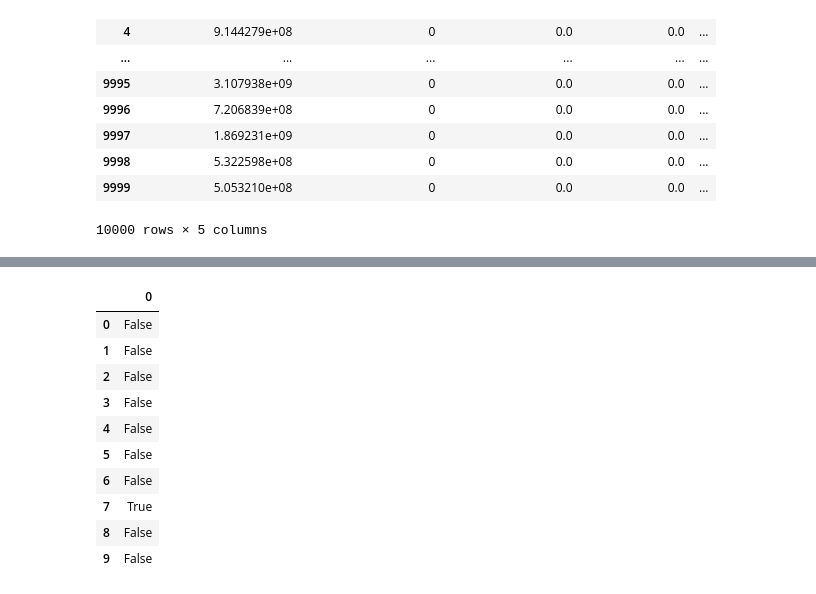
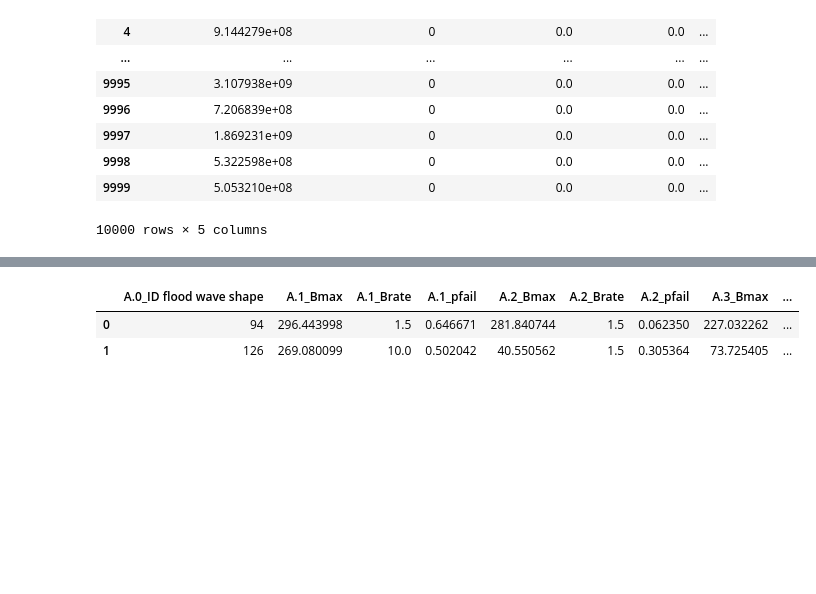
Before and after one commit to pkastelein/EPA141A, a Jupyter notebook: final assignment/Analysis_of_Exploration_data.ipynb, the cells around one changed output, grey strips where cells are left out. Cells and saved outputs as stored; diff of their text form; code cells hidden in the pictures; blank space fills up the shorter version.

```diff
--- a/final assignment/Analysis_of_Exploration_data.ipynb
+++ b/final assignment/Analysis_of_Exploration_data.ipynb
@@ -11,6 +11,8 @@ experiments = pd.read_csv(f"{folder_name}/scenario_exploration_experiments_{date
 # Load the outcomes DataFrame
 outcomes = pd.read_csv(f"{folder_name}/scenario_exploration_outcomes_{date}.csv")
 
+combined_df = pd.concat([experiments, outcomes], axis=1)
+
 print("DataFrames recreated from stored CSV files.")
 # %% [output]
 DataFrames recreated from stored CSV files.
@@ -72,30 +74,55 @@ plt.show()
 # [4,5] [4,] Very unfavourable (damage, deaths)
 # %%
 import numpy as np
-# define the seed for reproducibility
+import pandas as pd
+
+# Define the seed for reproducibility
 np.random.seed(42)
-# Create the bounds for which to include
-bounds = [[[0,1],[0,1]],
-            [[5,10], [4,10]],
-            [[2,3], [1,2]],
-            [[1.2, 2.2], [2.5, 3.5]],
-            [[4,5], [4,10]]]
-list_of_scenarios = pd.DataFrame()
-for bound in bounds:
-    # Filter the DataFrame based on the bounds
-    indices = (df['Expected Annual Damage'] >= bound[0][0]*1000000000) & (df['Expected Annual Damage'] <= bound[0][1]*1000000000) & (df['Expected Number of Deaths'] >= bound[1][0]) & (df['Expected Number of Deaths'] <= bound[1][1])
 
-    filtered_outcomes = df[indices].copy()
-    filtered_experiments = experiments[indices].copy()
-    #print(indices)
-    # randomly select 2 scnearios from the filtered outcomes
+# Define category-specific bounds
+favourable_bounds = [
+    [[0, 1], [0, 1]]
+]
 
-    if not indices.empty:
-        indices = indices.sample(n=2, random_state=42)
-    else:
-        print(f"No outcomes found for bounds {bound}.")
-        continue
-    # Append the filtered outcomes to the list
-    list_of_scenarios = pd.concat([list_of_scenarios, indices], ignore_index=True)
-list_of_scenarios
+medium_bounds = [
+    [[5, 10], [4, 10]],
+    [[4, 5], [4, 10]]
+]
+
+unfavourable_bounds = [
+    [[2, 3], [1, 2]],
+    [[1.2, 2.2], [2.5, 3.5]]
+]
+
+# Function to filter and sample based on bounds
+def filter_and_sample(bounds_list, combined_df):
+    results = pd.DataFrame()
+    for bound in bounds_list:
+        mask = (
+            (combined_df['Expected Annual Damage'] >= bound[0][0] * 1e9) &
+            (combined_df['Expected Annual Damage'] <= bound[0][1] * 1e9) &
+            (combined_df['Expected Number of Deaths'] >= bound[1][0]) &
+            (combined_df['Expected Number of Deaths'] <= bound[1][1])
+        )
+        filtered = combined_df[mask].copy()
+        if not filtered.empty:
+            sampled = filtered.sample(n=min(2, len(filtered)), random_state=42)
+            results = pd.concat([results, sampled], ignore_index=True)
+        else:
+            print(f"No outcomes found for bounds {bound}.")
+    return results
+
+# Apply to each category
+favourable_scenarios_df = filter_and_sample(favourable_bounds, combined_df).iloc[:, :-39]
+medium_scenarios_df = filter_and_sample(medium_bounds, combined_df).iloc[:, :-39]
+unfavourable_scenarios_df = filter_and_sample(unfavourable_bounds, combined_df).iloc[:, :-39]
+
+# # Save to CSV
+# favourable_scenarios.to_csv("favourable_scenarios.csv", index=False)
+# medium_scenarios.to_csv("medium_scenarios.csv", index=False)
+# unfavourable_scenarios.to_csv("unfavourable_scenarios.csv", index=False)
+
+print("Scenario CSVs have been saved.")
+
+favourable_scenarios_df
 # %% [output]
@@ -102,11 +130,3 @@ list_of_scenarios
-|  | 0 |
-| 0 | False |
-| 1 | False |
-| 2 | False |
-| 3 | False |
-| 4 | False |
-| 5 | False |
-| 6 | False |
-| 7 | True |
-| 8 | False |
-| 9 | False |
+|  | A.0_ID flood wave shape | A.1_Bmax | A.1_Brate | A.1_pfail | A.2_Bmax | A.2_Brate | A.2_pfail | A.3_Bmax | ... |
+| 0 | 94 | 296.443998 | 1.5 | 0.646671 | 281.840744 | 1.5 | 0.062350 | 227.032262 | ... |
+| 1 | 126 | 269.080099 | 10.0 | 0.502042 | 40.550562 | 1.5 | 0.305364 | 73.725405 | ... |
```
Also changed, not shown: parts of 14 cells of this notebook.
